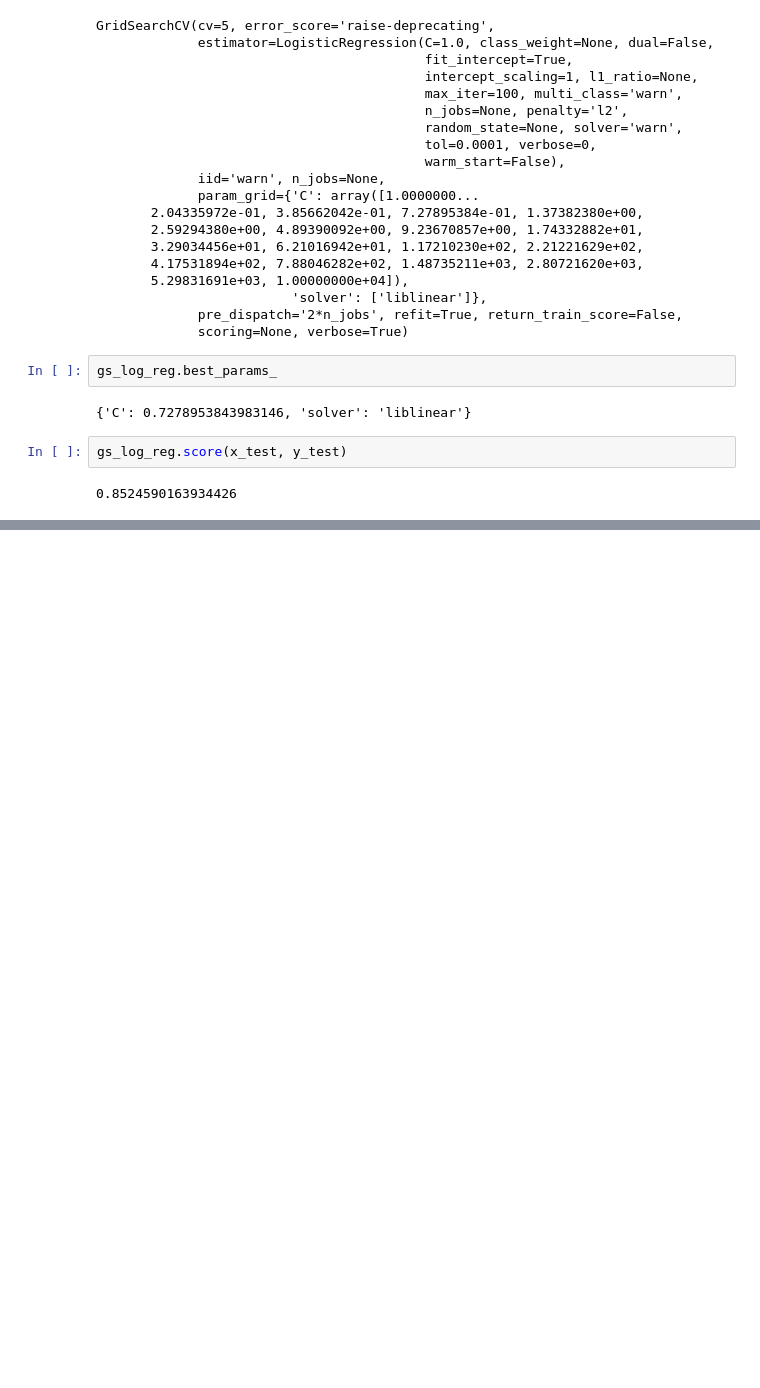
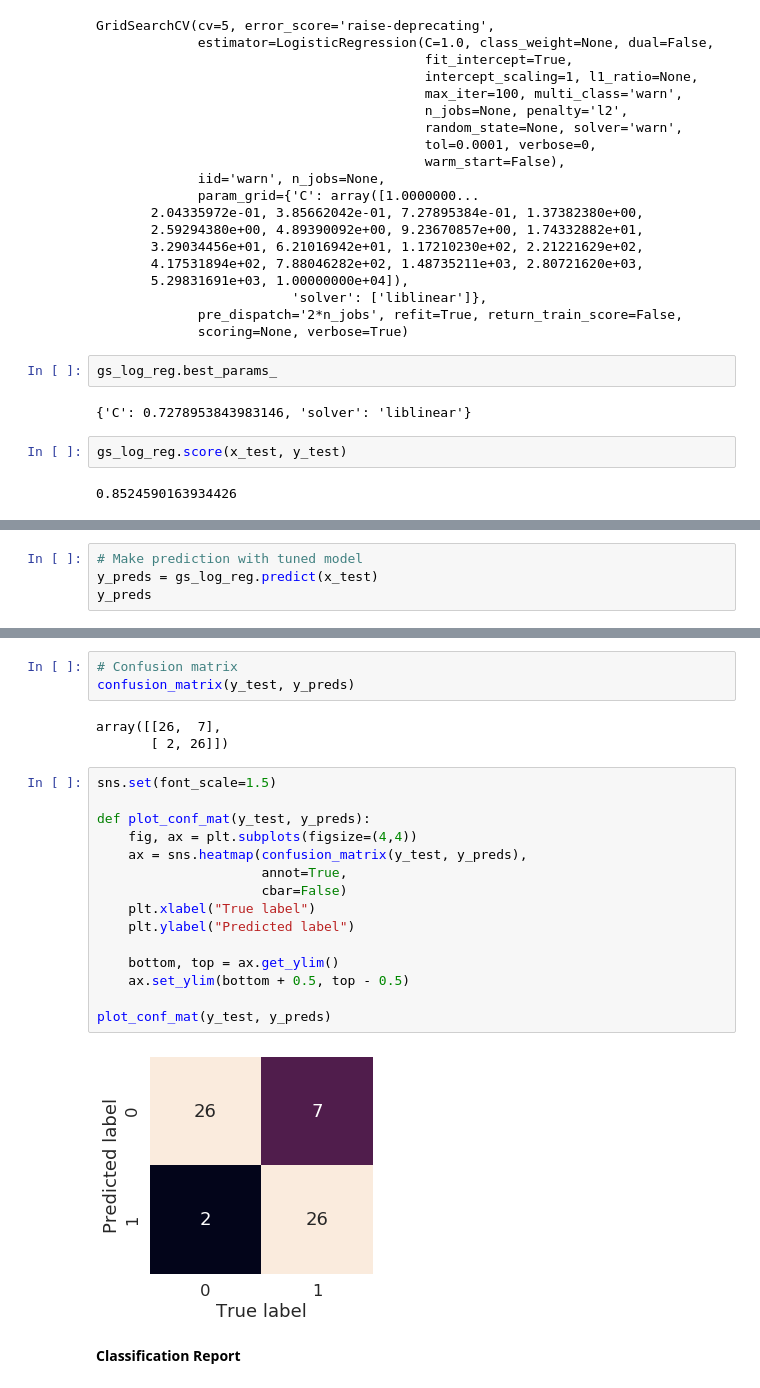
Before and after one commit to basharArif/heart-disease-classification, a Jupyter notebook: heart-disease-classification.ipynb, the cells around one changed output, grey strips where cells are left out. Cells and saved outputs as stored; diff of their text form; blank space fills up the shorter version.

Commit message:
classification

```diff
--- a/heart-disease-classification.ipynb
+++ b/heart-disease-classification.ipynb
@@ -520,0 +523,4 @@ gs_log_reg.score(x_test, y_test)
+# %%
+# Make prediction with tuned model
+y_preds = gs_log_reg.predict(x_test)
+y_preds
@@ -520,0 +546,25 @@ gs_log_reg.score(x_test, y_test)
+# %%
+# Confusion matrix
+confusion_matrix(y_test, y_preds)
+# %% [output]
+array([[26,  7],
+       [ 2, 26]])
+# %%
+sns.set(font_scale=1.5)
+
+def plot_conf_mat(y_test, y_preds):
+    fig, ax = plt.subplots(figsize=(4,4))
+    ax = sns.heatmap(confusion_matrix(y_test, y_preds),
+                     annot=True,
+                     cbar=False)
+    plt.xlabel("True label")
+    plt.ylabel("Predicted label")
+
+    bottom, top = ax.get_ylim()
+    ax.set_ylim(bottom + 0.5, top - 0.5)
+
+plot_conf_mat(y_test, y_preds)
+# %% [output]
+[figure, added]
+# %% [markdown]
+**Classification Report**
```
Also changed, not shown: parts of 14 cells of this notebook.
